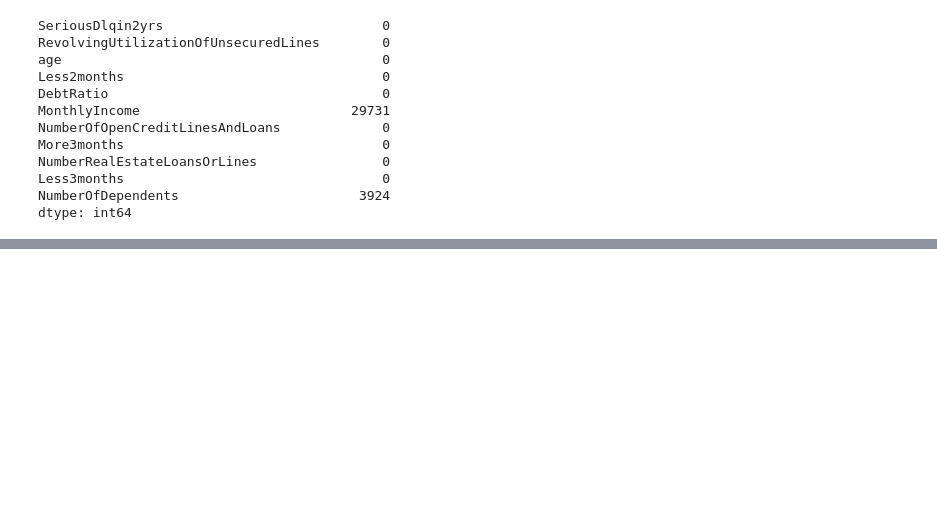
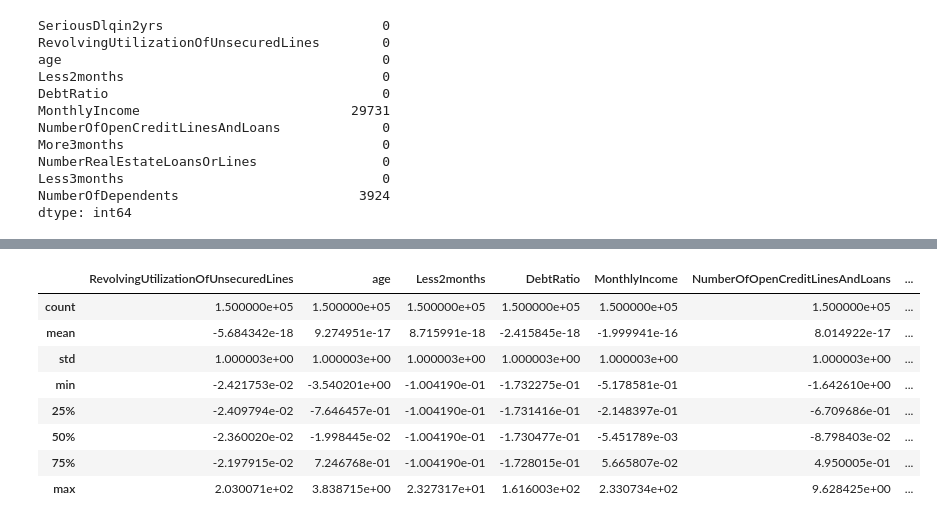
Before and after one commit to Keisuke-Yokota/CAPP-30254-1-Spring-2018-, a Jupyter notebook: hw2/HW2 doing.ipynb, the cells around one changed output, grey strips where cells are left out. Cells and saved outputs as stored; diff of their text form; code cells hidden in the pictures; blank space fills up the shorter version.

```diff
--- a/hw2/HW2 doing.ipynb
+++ b/hw2/HW2 doing.ipynb
@@ -94,0 +212,15 @@ a.corr(
+# %%
+df_std = pd.DataFrame(df_std)
+df_std.index = df_std.index + 1
+df_std.columns = df.iloc[:, 1:].columns
+df_std.describe()
+# %% [output]
+|  | RevolvingUtilizationOfUnsecuredLines | age | Less2months | DebtRatio | MonthlyIncome | NumberOfOpenCreditLinesAndLoans | ... |
+| count | 1.500000e+05 | 1.500000e+05 | 1.500000e+05 | 1.500000e+05 | 1.500000e+05 | 1.500000e+05 | ... |
+| mean | -5.684342e-18 | 9.274951e-17 | 8.715991e-18 | -2.415845e-18 | -1.999941e-16 | 8.014922e-17 | ... |
+| std | 1.000003e+00 | 1.000003e+00 | 1.000003e+00 | 1.000003e+00 | 1.000003e+00 | 1.000003e+00 | ... |
+| min | -2.421753e-02 | -3.540201e+00 | -1.004190e-01 | -1.732275e-01 | -5.178581e-01 | -1.642610e+00 | ... |
+| 25% | -2.409794e-02 | -7.646457e-01 | -1.004190e-01 | -1.731416e-01 | -2.148397e-01 | -6.709686e-01 | ... |
+| 50% | -2.360020e-02 | -1.998445e-02 | -1.004190e-01 | -1.730477e-01 | -5.451789e-03 | -8.798403e-02 | ... |
+| 75% | -2.197915e-02 | 7.246768e-01 | -1.004190e-01 | -1.728015e-01 | 5.665807e-02 | 4.950005e-01 | ... |
+| max | 2.030071e+02 | 3.838715e+00 | 2.327317e+01 | 1.616003e+02 | 2.330734e+02 | 9.628425e+00 | ... |
```
Also changed, not shown: parts of 21 cells of this notebook, 2 other files.
